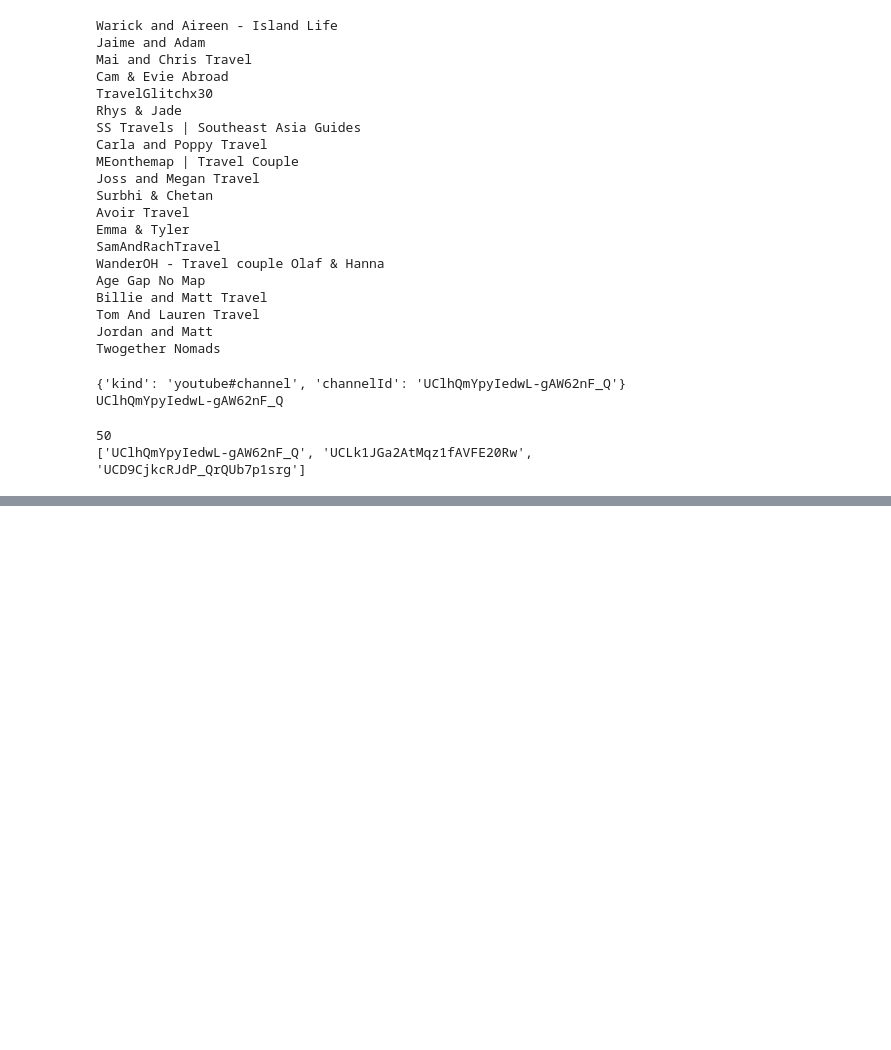
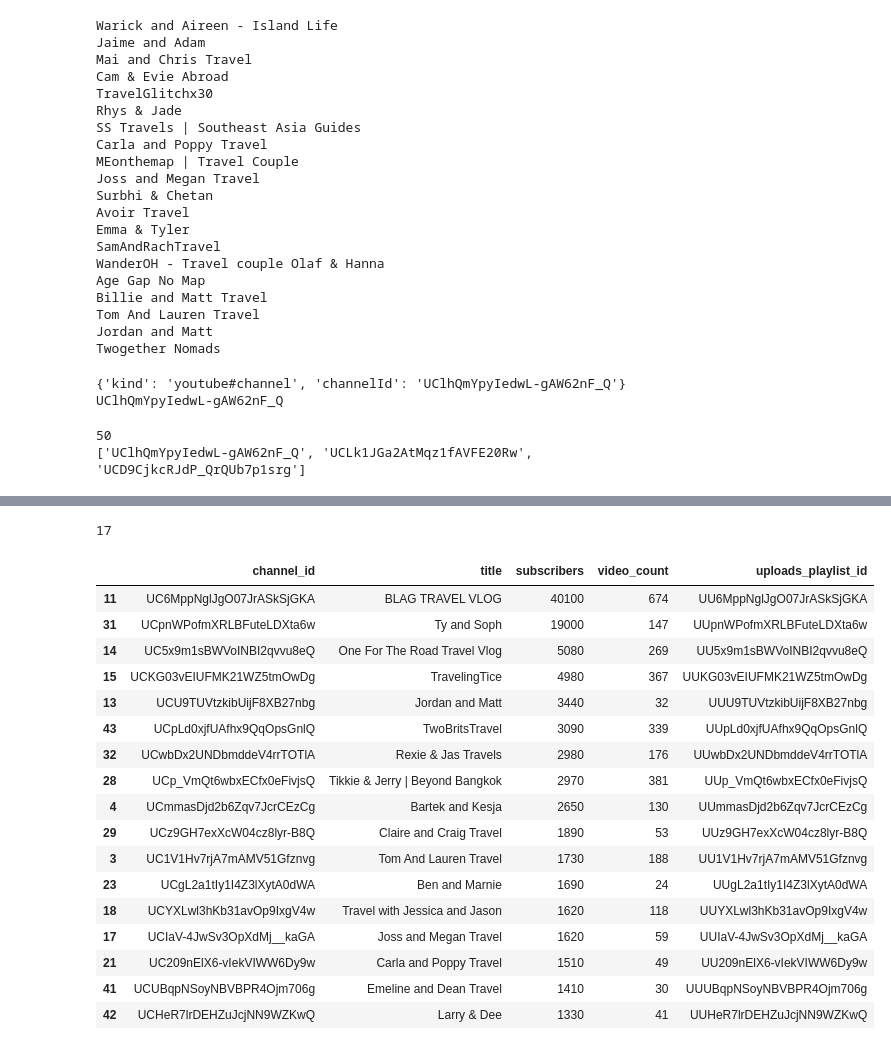
Before and after one commit to Rpvermaak/youtube-title-predictor, a Jupyter notebook: explore_api.ipynb, the cells around one changed output, grey strips where cells are left out. Cells and saved outputs as stored; diff of their text form; code cells hidden in the pictures; blank space fills up the shorter version.

Commit message:
Batch channels.list lookup and pre-filter search results

```diff
--- a/explore_api.ipynb
+++ b/explore_api.ipynb
@@ -227,0 +228,3 @@ print(channel_ids[:3])
+# %%
+ids_string = ",".join(channel_ids)
+print(ids_string[:60])
@@ -227,0 +233,12 @@ print(channel_ids[:3])
+# %%
+params = {
+    "part": "snippet,statistics,contentDetails",
+    "id": ids_string,
+    "key": api_key,
+}
+
+response = get(URL, params=params, timeout=10)
+print("Status code:", response.status_code)
+
+found = response.json()
+print("Channels returned:", len(found["items"]))
@@ -227,0 +248,15 @@ print(channel_ids[:3])
+# %%
+found_rows = []
+
+for item in found["items"]:
+    found_rows.append({
+        "channel_id": item["id"],                           # a plain string here, not a dict
+        "title": item["snippet"]["title"],
+        "subscribers": int(item["statistics"].get("subscriberCount", 0)),
+        "video_count": int(item["statistics"].get("videoCount", 0)),
+        "uploads_playlist_id": item["contentDetails"]["relatedPlaylists"]["uploads"],
+    })
+
+found_df = pd.DataFrame(found_rows)
+found_df = found_df.sort_values(by="subscribers", ascending=False)
+found_df
@@ -227,0 +281,28 @@ print(channel_ids[:3])
+# %%
+candidates = found_df[
+    (found_df["subscribers"] >= 1000) &
+    (found_df["subscribers"] <= 100000) &
+    (found_df["video_count"] >= 20)
+]
+print(len(candidates))
+candidates
+# %% [output]
+17
+|  | channel_id | title | subscribers | video_count | uploads_playlist_id |
+| 11 | UC6MppNglJgO07JrASkSjGKA | BLAG TRAVEL VLOG | 40100 | 674 | UU6MppNglJgO07JrASkSjGKA |
+| 31 | UCpnWPofmXRLBFuteLDXta6w | Ty and Soph | 19000 | 147 | UUpnWPofmXRLBFuteLDXta6w |
+| 14 | UC5x9m1sBWVoINBI2qvvu8eQ | One For The Road Travel Vlog | 5080 | 269 | UU5x9m1sBWVoINBI2qvvu8eQ |
+| 15 | UCKG03vEIUFMK21WZ5tmOwDg | TravelingTice | 4980 | 367 | UUKG03vEIUFMK21WZ5tmOwDg |
+| 13 | UCU9TUVtzkibUijF8XB27nbg | Jordan and Matt | 3440 | 32 | UUU9TUVtzkibUijF8XB27nbg |
+| 43 | UCpLd0xjfUAfhx9QqOpsGnlQ | TwoBritsTravel | 3090 | 339 | UUpLd0xjfUAfhx9QqOpsGnlQ |
+| 32 | UCwbDx2UNDbmddeV4rrTOTlA | Rexie & Jas Travels | 2980 | 176 | UUwbDx2UNDbmddeV4rrTOTlA |
+| 28 | UCp_VmQt6wbxECfx0eFivjsQ | Tikkie & Jerry | Beyond Bangkok | 2970 | 381 | UUp_VmQt6wbxECfx0eFivjsQ |
+| 4 | UCmmasDjd2b6Zqv7JcrCEzCg | Bartek and Kesja | 2650 | 130 | UUmmasDjd2b6Zqv7JcrCEzCg |
+| 29 | UCz9GH7exXcW04cz8lyr-B8Q | Claire and Craig Travel | 1890 | 53 | UUz9GH7exXcW04cz8lyr-B8Q |
+| 3 | UC1V1Hv7rjA7mAMV51Gfznvg | Tom And Lauren Travel | 1730 | 188 | UU1V1Hv7rjA7mAMV51Gfznvg |
+| 23 | UCgL2a1tIy1I4Z3lXytA0dWA | Ben and Marnie | 1690 | 24 | UUgL2a1tIy1I4Z3lXytA0dWA |
+| 18 | UCYXLwl3hKb31avOp9IxgV4w | Travel with Jessica and Jason | 1620 | 118 | UUYXLwl3hKb31avOp9IxgV4w |
+| 17 | UCIaV-4JwSv3OpXdMj__kaGA | Joss and Megan Travel | 1620 | 59 | UUIaV-4JwSv3OpXdMj__kaGA |
+| 21 | UC209nElX6-vIekVIWW6Dy9w | Carla and Poppy Travel | 1510 | 49 | UU209nElX6-vIekVIWW6Dy9w |
+| 41 | UCUBqpNSoyNBVBPR4Ojm706g | Emeline and Dean Travel | 1410 | 30 | UUUBqpNSoyNBVBPR4Ojm706g |
+| 42 | UCHeR7lrDEHZuJcjNN9WZKwQ | Larry & Dee | 1330 | 41 | UUHeR7lrDEHZuJcjNN9WZKwQ |
```
Also changed, not shown: parts of 6 cells of this notebook.
